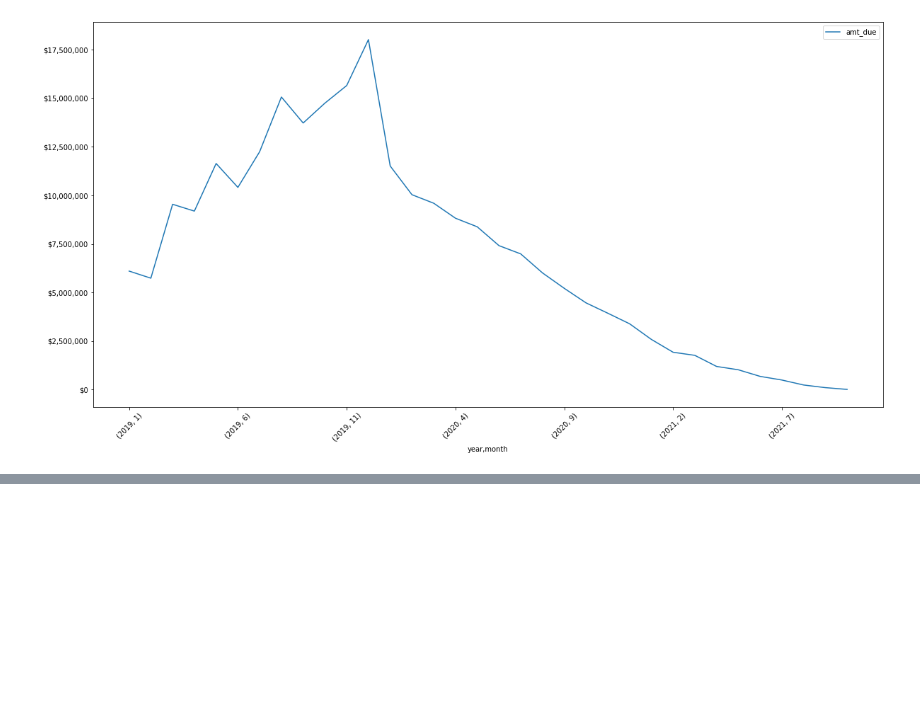
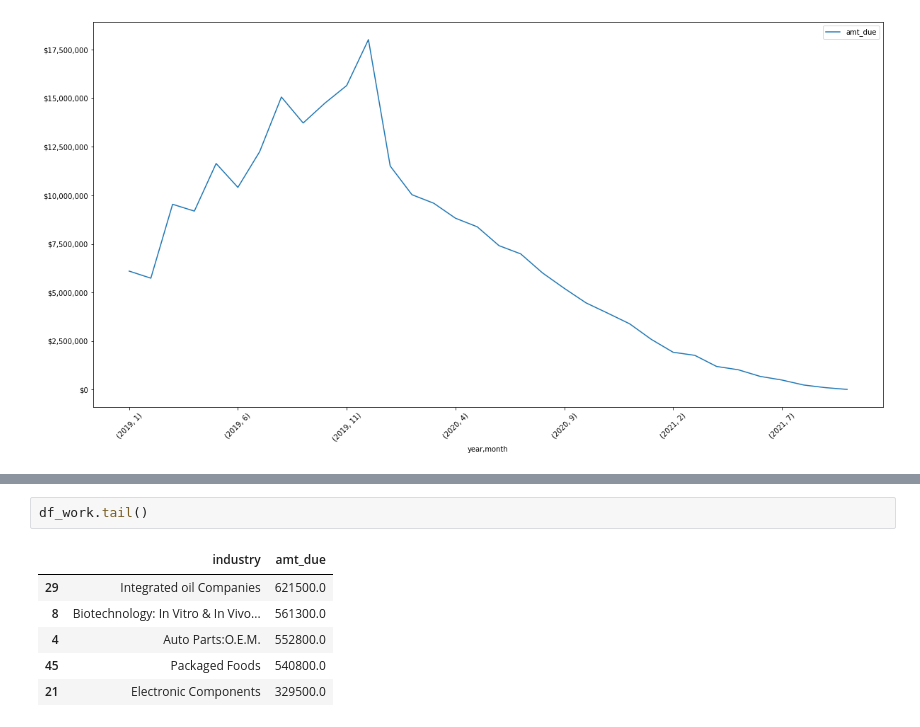
Before and after one commit to rpe1001/consulting_visuals, a Jupyter notebook: notebooks/Visualization of Data.ipynb, the cells around one changed output, grey strips where cells are left out. Saved outputs shown, nothing was run; the diff lists cells and outputs as text; blank space fills up the shorter version.

```diff
--- a/notebooks/Visualization of Data.ipynb
+++ b/notebooks/Visualization of Data.ipynb
@@ -95,0 +112,9 @@ plt.xticks(rotation=45)
+# %%
+df_work.tail()
+# %% [output]
+|  | industry | amt_due |
+| 29 | Integrated oil Companies | 621500.0 |
+| 8 | Biotechnology: In Vitro & In Vivo... | 561300.0 |
+| 4 | Auto Parts:O.E.M. | 552800.0 |
+| 45 | Packaged Foods | 540800.0 |
+| 21 | Electronic Components | 329500.0 |
```
Also changed, not shown: parts of 3 cells of this notebook.
